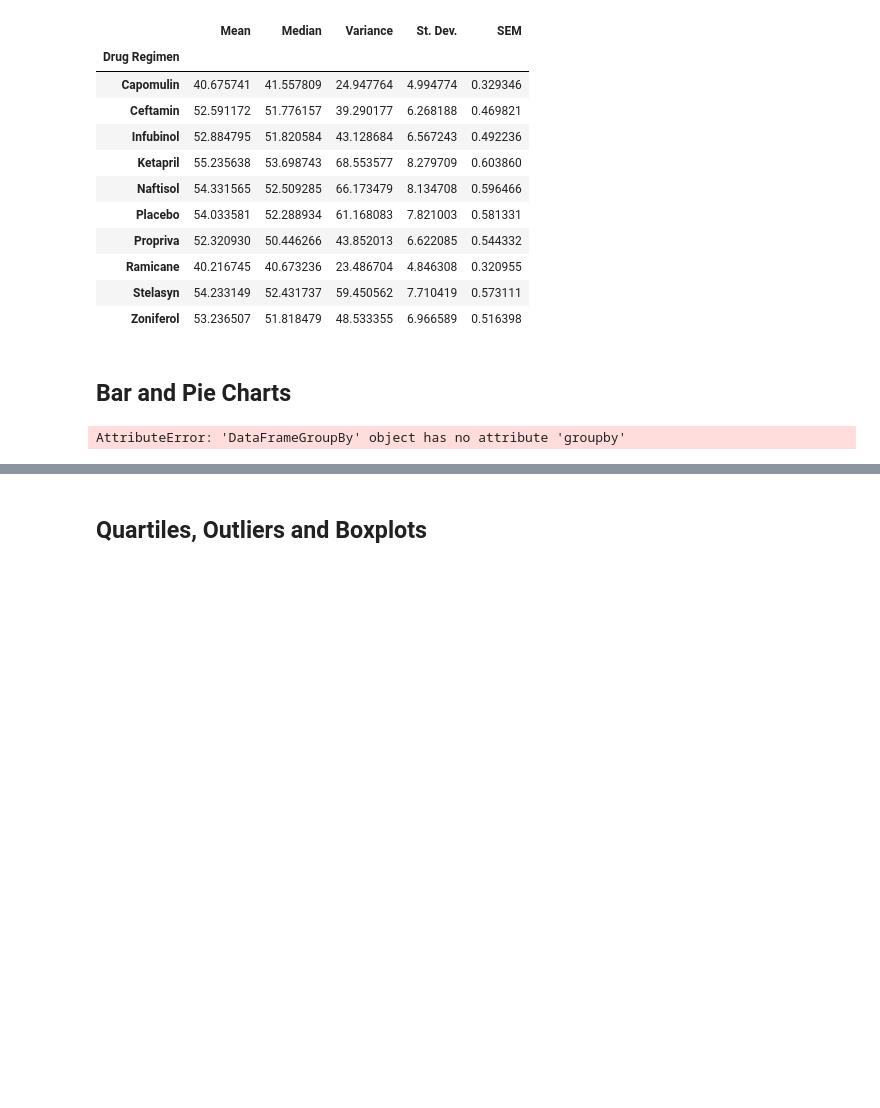
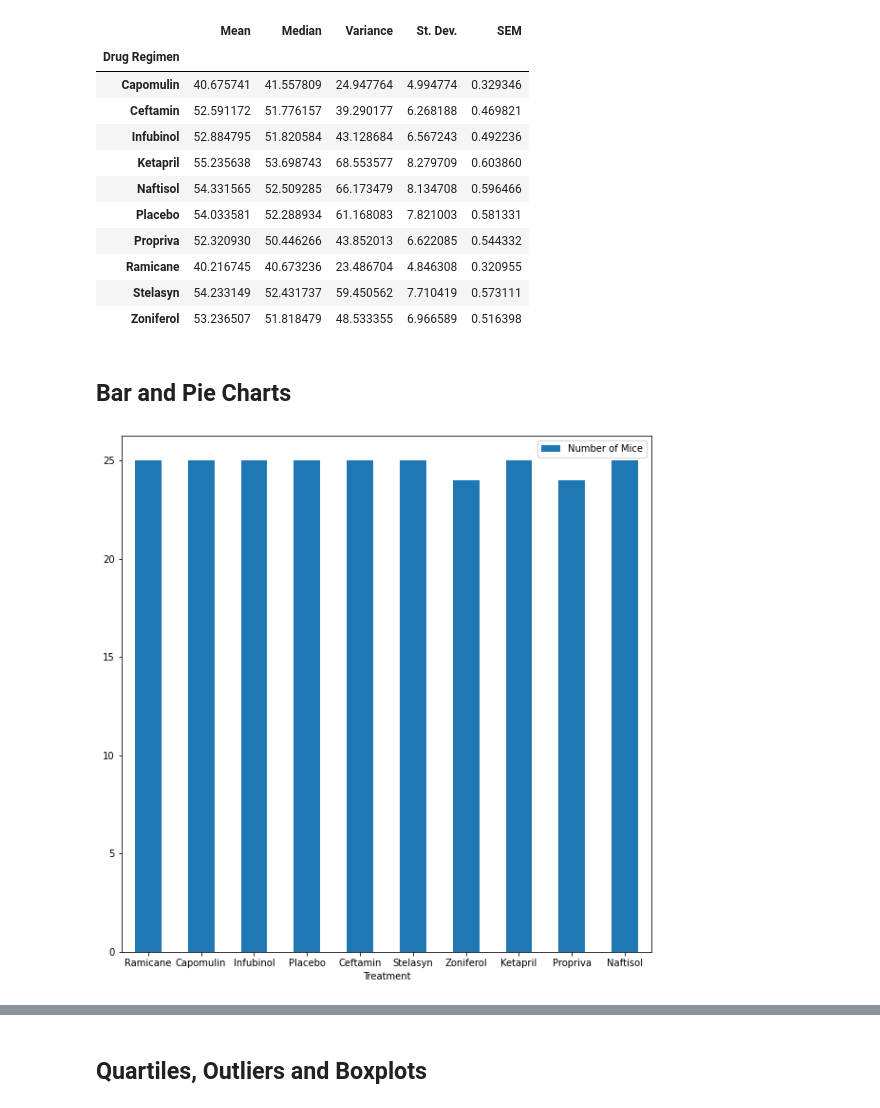
Before and after one commit to Grwat33/Matplotlib-challenge, a Jupyter notebook: Pymaceuticals/pymaceuticals_starter.ipynb, the cells around one changed output, grey strips where cells are left out. Drawn from its saved outputs; the diff is of its cells as text; code cells hidden in the pictures; blank space fills up the shorter version.

```diff
--- a/Pymaceuticals/pymaceuticals_starter.ipynb
+++ b/Pymaceuticals/pymaceuticals_starter.ipynb
@@ -81,7 +82,8 @@ clean_df
 1880 rows × 8 columns
 # %%
 # Checking the number of mice in the clean DataFrame.
-len(clean_df.drop_duplicates(subset=['Mouse ID'], keep='first'))
+noduplicates = clean_df.drop_duplicates(subset=['Mouse ID'], keep='first')
+len(noduplicates)
 # %% [output]
 248
 # %% [markdown]
@@ -93,6 +95,7 @@ len(clean_df.drop_duplicates(subset=['Mouse ID'], keep='first'))
 # Find unique drug regime names and set up data statistics
 regimens = clean_df["Drug Regimen"]
 regimens = regimens.unique()
+regimens = [regimens[0],regimens[1],regimens[2],regimens[3],regimens[4],regimens[5],regimens[6],regimens[7],regimens[8],regimens[9]]
 ramicane = clean_df.loc[clean_df['Drug Regimen'] == 'Ramicane']
 ramicane["Tumor Volume (mm3)"].mean()
 ramicanedata = ["Ramicane", ramicane["Tumor Volume (mm3)"].mean(), ramicane["Tumor Volume (mm3)"].median(), ramicane["Tumor Volume (mm3)"].var(), ramicane["Tumor Volume (mm3)"].std(), ramicane["Tumor Volume (mm3)"].sem()]
@@ -128,6 +131,7 @@ naftisoldata = ["Naftisol", naftisol["Tumor Volume (mm3)"].mean(), naftisol["Tum
 statistics = [(ramicanedata),
               (capomulindata),
               (infubinoldata),
+              (placebodata),
               (ceftamindata),
               (stelasyndata),
               (zoniferoldata),
@@ -182,17 +187,11 @@ statistics2_df
 ## Bar and Pie Charts
 # %%
 # Generate a bar plot showing the total number of mice for each treatment throughout the course of the study using pandas.
-
-volume_df= regimen_df.groupby(
-    ['Drug Regimen']
-    ).mean(
-    ).median(
-    ).var(
-    ).std(
-    ).sem(
-    )
-volume_df
+count = noduplicates.groupby("Drug Regimen").count()["Mouse ID"]
+df = pd.DataFrame({'Treatment':regimens,
+                   'Number of Mice':count})
+ax = df.plot.bar(x='Treatment', y='Number of Mice', rot=0,figsize=(10,10))
 # %% [output]
-AttributeError: 'DataFrameGroupBy' object has no attribute 'groupby'
+[figure, added]
 # %%
 # Generate a bar plot showing the total number of mice for each treatment throughout the course of the study using pyplot.
```
Also changed, not shown: parts of 9 cells of this notebook.
